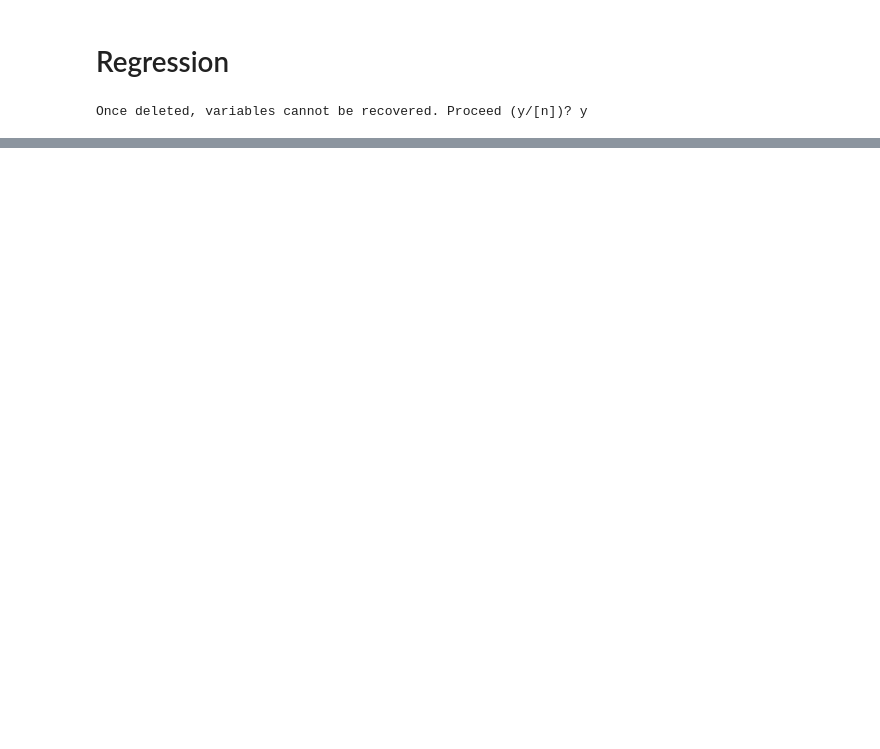
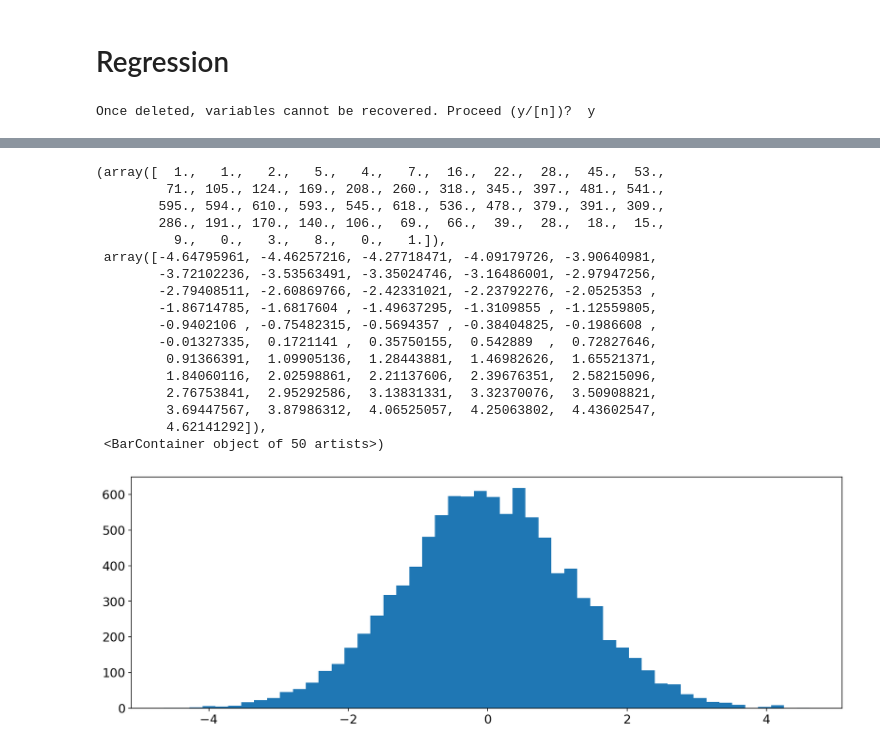
Before and after one commit to cdds-uiuc/simles-book, a Jupyter notebook: _build/jupyter_execute/Module02/M02_N02_Regression2.ipynb, the cells around one changed output, grey strips where cells are left out. Drawn from its saved outputs; the diff is of its cells as text; code cells hidden in the pictures; blank space fills up the shorter version.

```diff
--- a/_build/jupyter_execute/Module02/M02_N02_Regression2.ipynb
+++ b/_build/jupyter_execute/Module02/M02_N02_Regression2.ipynb
@@ -66,0 +238,41 @@ NameError: name 'plot' is not defined
+# %%
+Ndraws=10000
+q=np.zeros(Ndraws)
+beta_true[1]=0
+for n in range(Ndraws):
+    # generate data
+
+    x = np.linspace(0, 10, nsample)
+    e = stats.norm(loc=0,scale=20).rvs(size=nsample)
+    #e = stats.cauchy(loc=0,scale=1).rvs(size=nsample)
+    X = sm.add_constant(x)
+    y_true=np.dot(X, beta_true)
+    y = y_true + e
+
+    model = sm.OLS(y, X)
+    res = model.fit()
+
+    beta_hat=res.params[1]
+    stderr=res.bse[1]
+    q[n]=beta_hat
+# %%
+plt.hist(q,50)
+# %% [output]
+(array([  1.,   1.,   2.,   5.,   4.,   7.,  16.,  22.,  28.,  45.,  53.,
+         71., 105., 124., 169., 208., 260., 318., 345., 397., 481., 541.,
+        595., 594., 610., 593., 545., 618., 536., 478., 379., 391., 309.,
+        286., 191., 170., 140., 106.,  69.,  66.,  39.,  28.,  18.,  15.,
+          9.,   0.,   3.,   8.,   0.,   1.]),
+ array([-4.64795961, -4.46257216, -4.27718471, -4.09179726, -3.90640981,
+        -3.72102236, -3.53563491, -3.35024746, -3.16486001, -2.97947256,
+        -2.79408511, -2.60869766, -2.42331021, -2.23792276, -2.0525353 ,
+        -1.86714785, -1.6817604 , -1.49637295, -1.3109855 , -1.12559805,
+        -0.9402106 , -0.75482315, -0.5694357 , -0.38404825, -0.1986608 ,
+        -0.01327335,  0.1721141 ,  0.35750155,  0.542889  ,  0.72827646,
+         0.91366391,  1.09905136,  1.28443881,  1.46982626,  1.65521371,
+         1.84060116,  2.02598861,  2.21137606,  2.39676351,  2.58215096,
+         2.76753841,  2.95292586,  3.13831331,  3.32370076,  3.50908821,
+         3.69447567,  3.87986312,  4.06525057,  4.25063802,  4.43602547,
+         4.62141292]),
+ <BarContainer object of 50 artists>)
+[figure, added]
```
Also changed, not shown: parts of 16 cells of this notebook, 43 other files.
